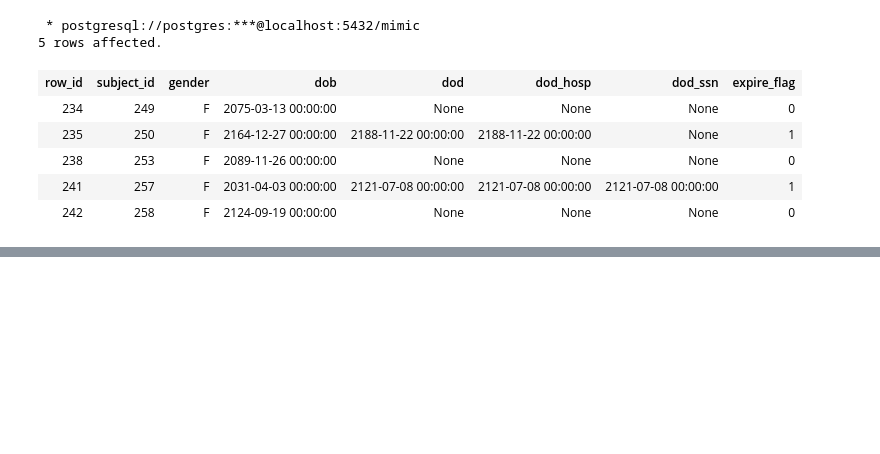
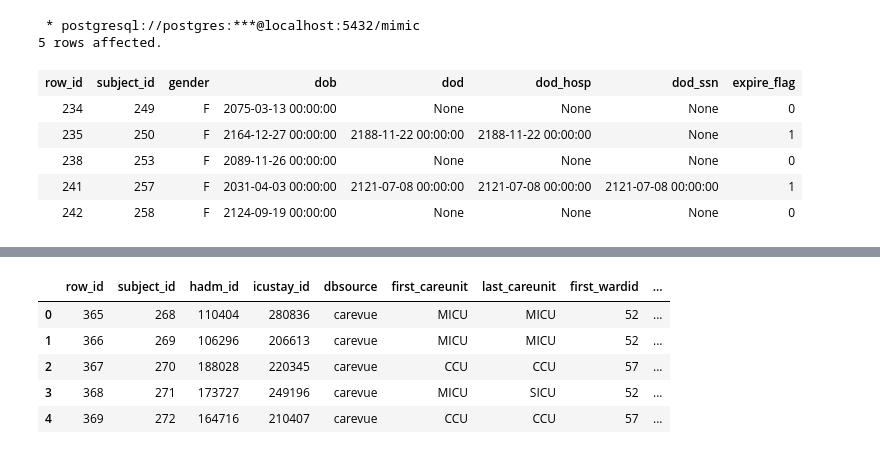
Before and after one commit to derek-y-lee/uclabiostat-thesis, a Jupyter notebook: mimic3-data.ipynb, the cells around one changed output, grey strips where cells are left out. Saved outputs shown, nothing was run; the diff lists cells and outputs as text; code cells hidden in the pictures; blank space fills up the shorter version.

```diff
--- a/mimic3-data.ipynb
+++ b/mimic3-data.ipynb
@@ -98,0 +138,10 @@ df
+# %%
+icustay = pd.read_sql('''SELECT * FROM mimiciii."icustays";''', engine)
+icustay.head()
+# %% [output]
+|  | row_id | subject_id | hadm_id | icustay_id | dbsource | first_careunit | last_careunit | first_wardid | ... |
+| 0 | 365 | 268 | 110404 | 280836 | carevue | MICU | MICU | 52 | ... |
+| 1 | 366 | 269 | 106296 | 206613 | carevue | MICU | MICU | 52 | ... |
+| 2 | 367 | 270 | 188028 | 220345 | carevue | CCU | CCU | 57 | ... |
+| 3 | 368 | 271 | 173727 | 249196 | carevue | MICU | SICU | 52 | ... |
+| 4 | 369 | 272 | 164716 | 210407 | carevue | CCU | CCU | 57 | ... |
```
Also changed, not shown: parts of 14 cells of this notebook.
